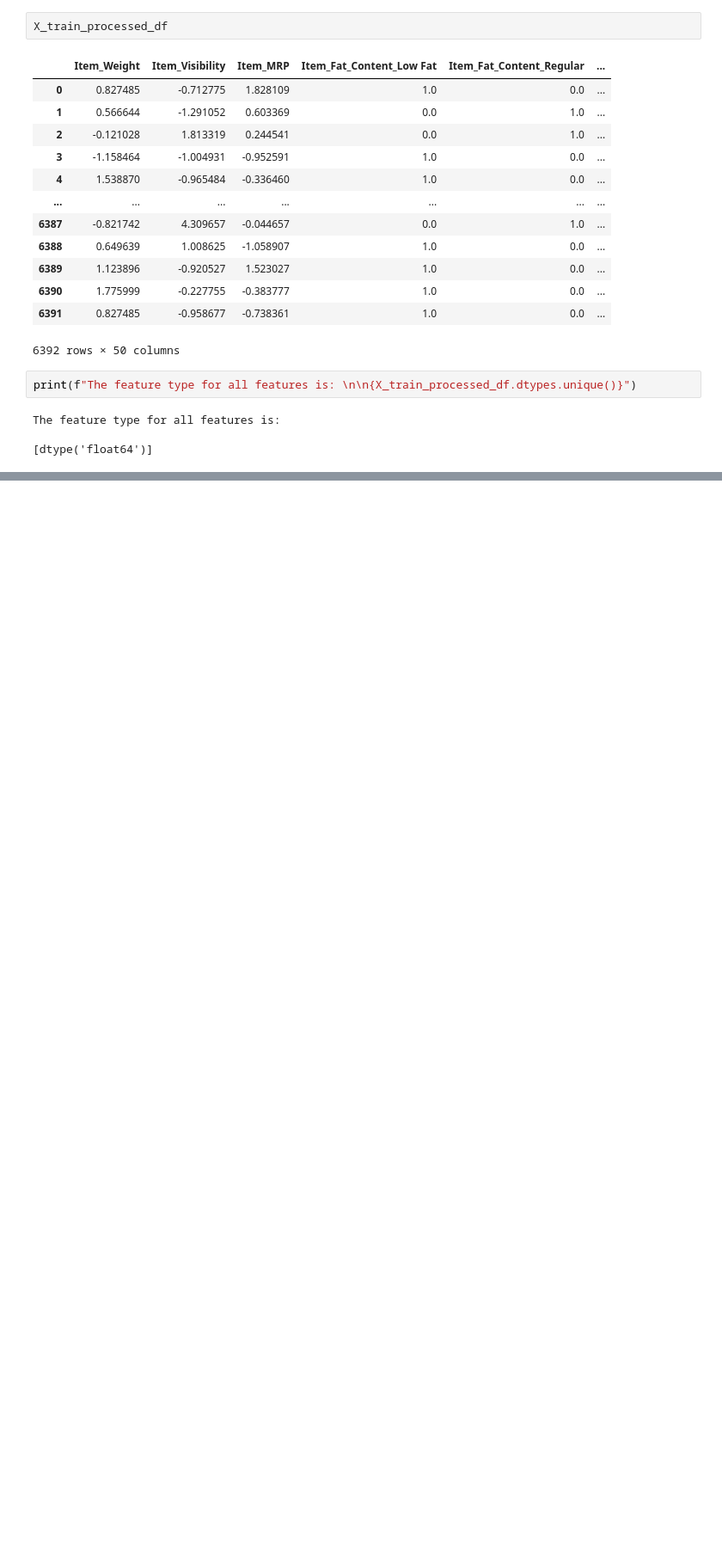
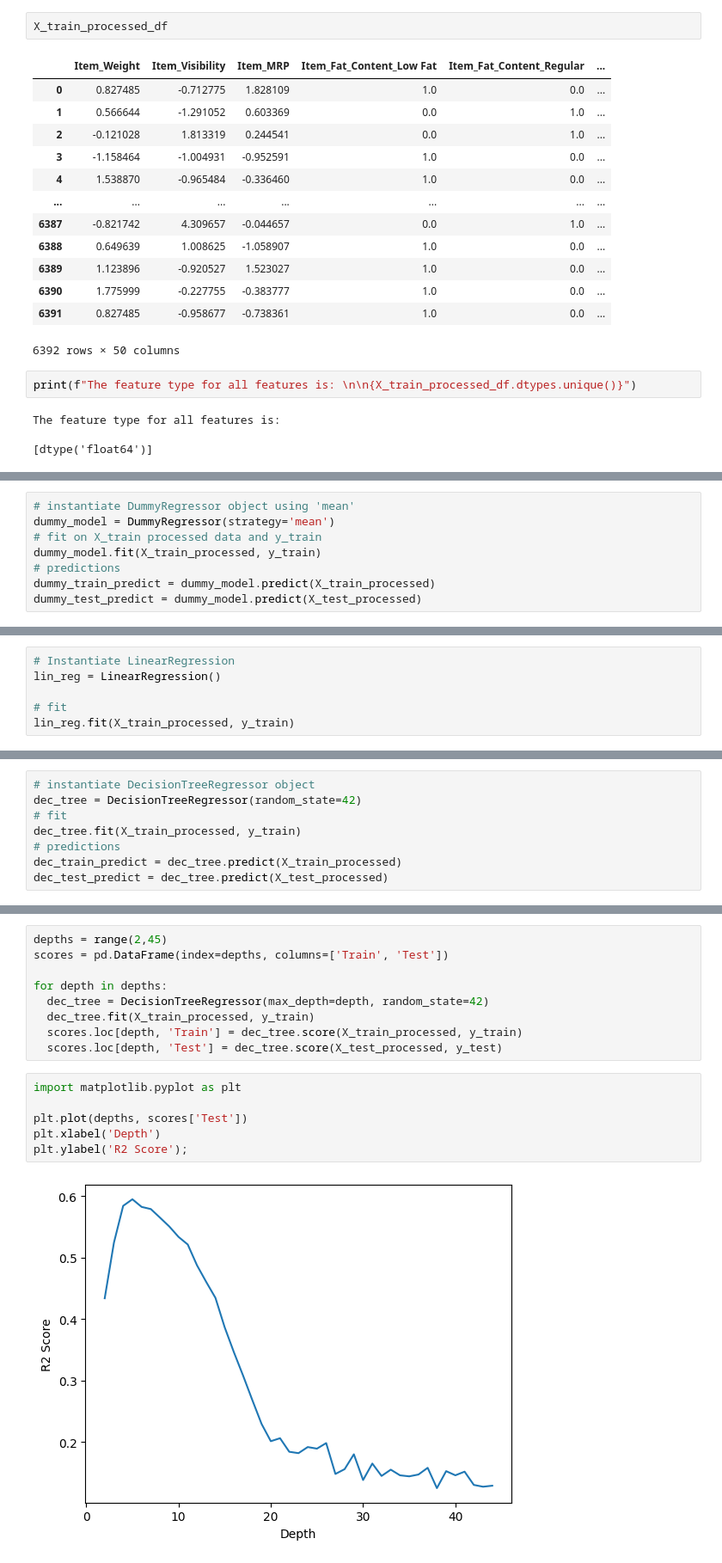
Before and after one commit to jonnunez92/Prediction-of-Product-Sales, a Jupyter notebook: Prediction_of_Product_Sales.ipynb, the cells around one changed output, grey strips where cells are left out. Shown at 86% size. Saved outputs shown, nothing was run; the diff lists cells and outputs as text; blank space fills up the shorter version.

```diff
--- a/Prediction_of_Product_Sales.ipynb
+++ b/Prediction_of_Product_Sales.ipynb
@@ -805,0 +867,8 @@ The feature type for all features is:
+# %%
+# instantiate DummyRegressor object using 'mean'
+dummy_model = DummyRegressor(strategy='mean')
+# fit on X_train processed data and y_train
+dummy_model.fit(X_train_processed, y_train)
+# predictions
+dummy_train_predict = dummy_model.predict(X_train_processed)
+dummy_test_predict = dummy_model.predict(X_test_processed)
@@ -805,0 +910,6 @@ The feature type for all features is:
+# %%
+# Instantiate LinearRegression
+lin_reg = LinearRegression()
+
+# fit
+lin_reg.fit(X_train_processed, y_train)
@@ -805,0 +974,8 @@ The feature type for all features is:
+# %%
+# instantiate DecisionTreeRegressor object
+dec_tree = DecisionTreeRegressor(random_state=42)
+# fit
+dec_tree.fit(X_train_processed, y_train)
+# predictions
+dec_train_predict = dec_tree.predict(X_train_processed)
+dec_test_predict = dec_tree.predict(X_test_processed)
@@ -805,0 +999,17 @@ The feature type for all features is:
+# %%
+depths = range(2,45)
+scores = pd.DataFrame(index=depths, columns=['Train', 'Test'])
+
+for depth in depths:
+  dec_tree = DecisionTreeRegressor(max_depth=depth, random_state=42)
+  dec_tree.fit(X_train_processed, y_train)
+  scores.loc[depth, 'Train'] = dec_tree.score(X_train_processed, y_train)
+  scores.loc[depth, 'Test'] = dec_tree.score(X_test_processed, y_test)
+# %%
+import matplotlib.pyplot as plt
+
+plt.plot(depths, scores['Test'])
+plt.xlabel('Depth')
+plt.ylabel('R2 Score');
+# %% [output]
+[figure, added]
```
Also changed, not shown: parts of 42 cells of this notebook.
